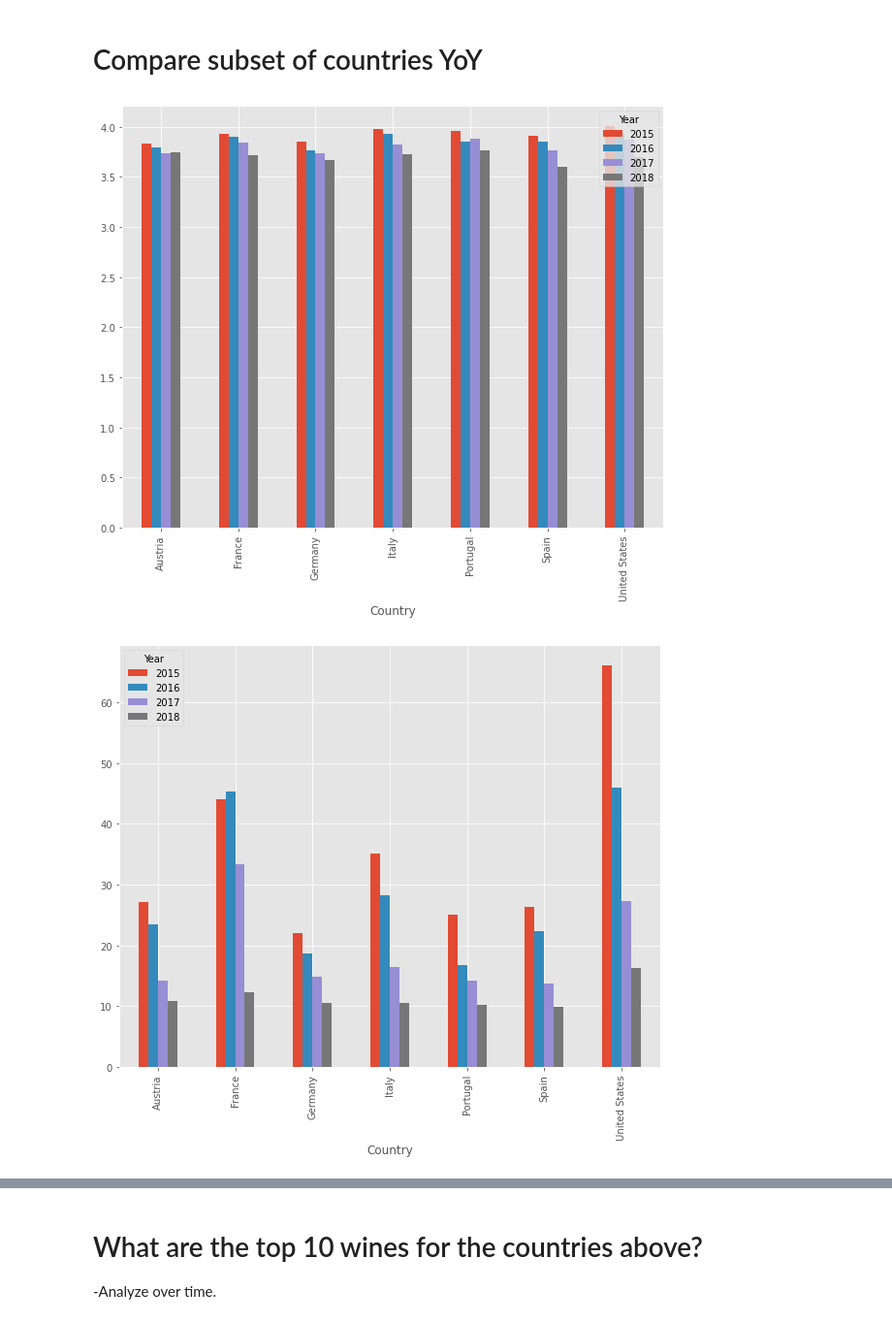
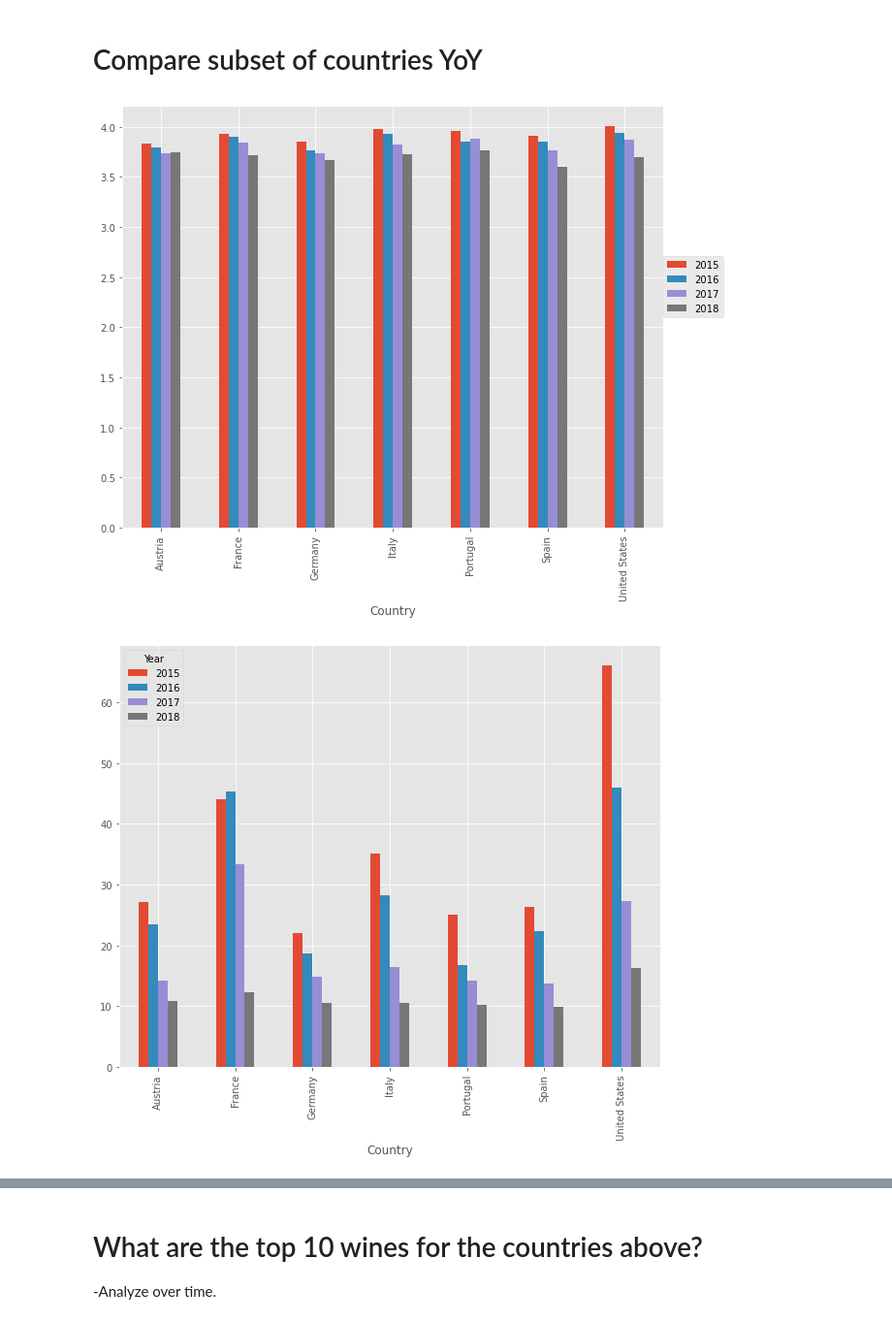
Before and after one commit to Tekkuza/red-wine-review, a Jupyter notebook: solution_final.ipynb, the cells around one changed output, grey strips where cells are left out. Shown at 97% size. Saved outputs shown, nothing was run; the diff lists cells and outputs as text; code cells hidden in the pictures.

```diff
--- a/solution_final.ipynb
+++ b/solution_final.ipynb
@@ -505,8 +505,10 @@ df5 = df2[df2["Country"].isin(['Germany', 'United States', 'Italy', 'Portugal',
 # %%
 #AVERAGE RATING & Price Group YOY BY COUNTRY
 df5.groupby(['Country', 'Year'])['Rating'].mean().unstack().plot.bar()
+plt.legend(loc=(1, 0.50))
 df5.groupby(['Country', 'Year'])['PriceGroup2'].mean().unstack().plot.bar()
+
 plt.show()
 # %% [output]
-[figure, old version]
+[figure, new version]
 [figure]
```
Also changed, not shown: parts of 2 cells of this notebook, 1 other file.
